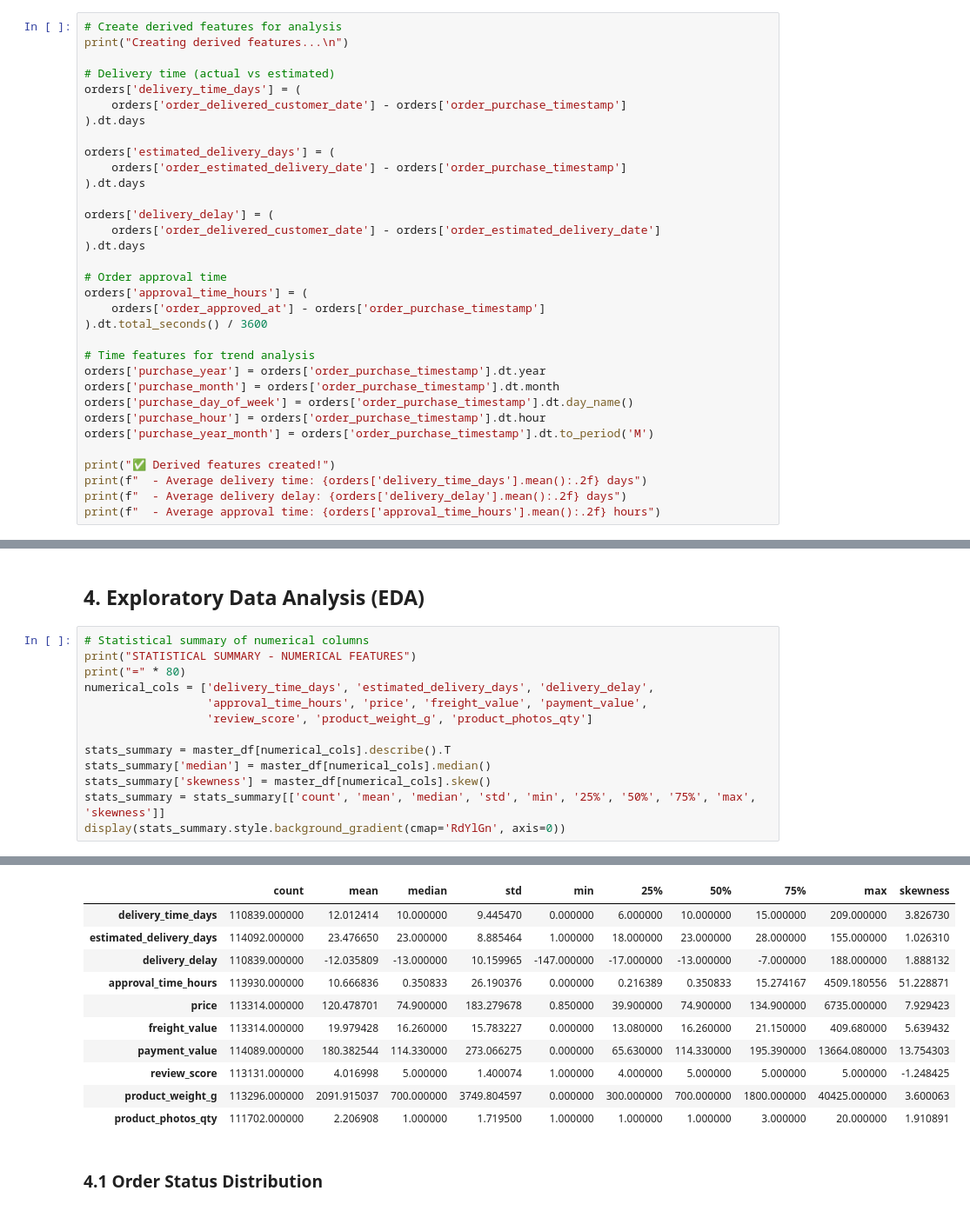
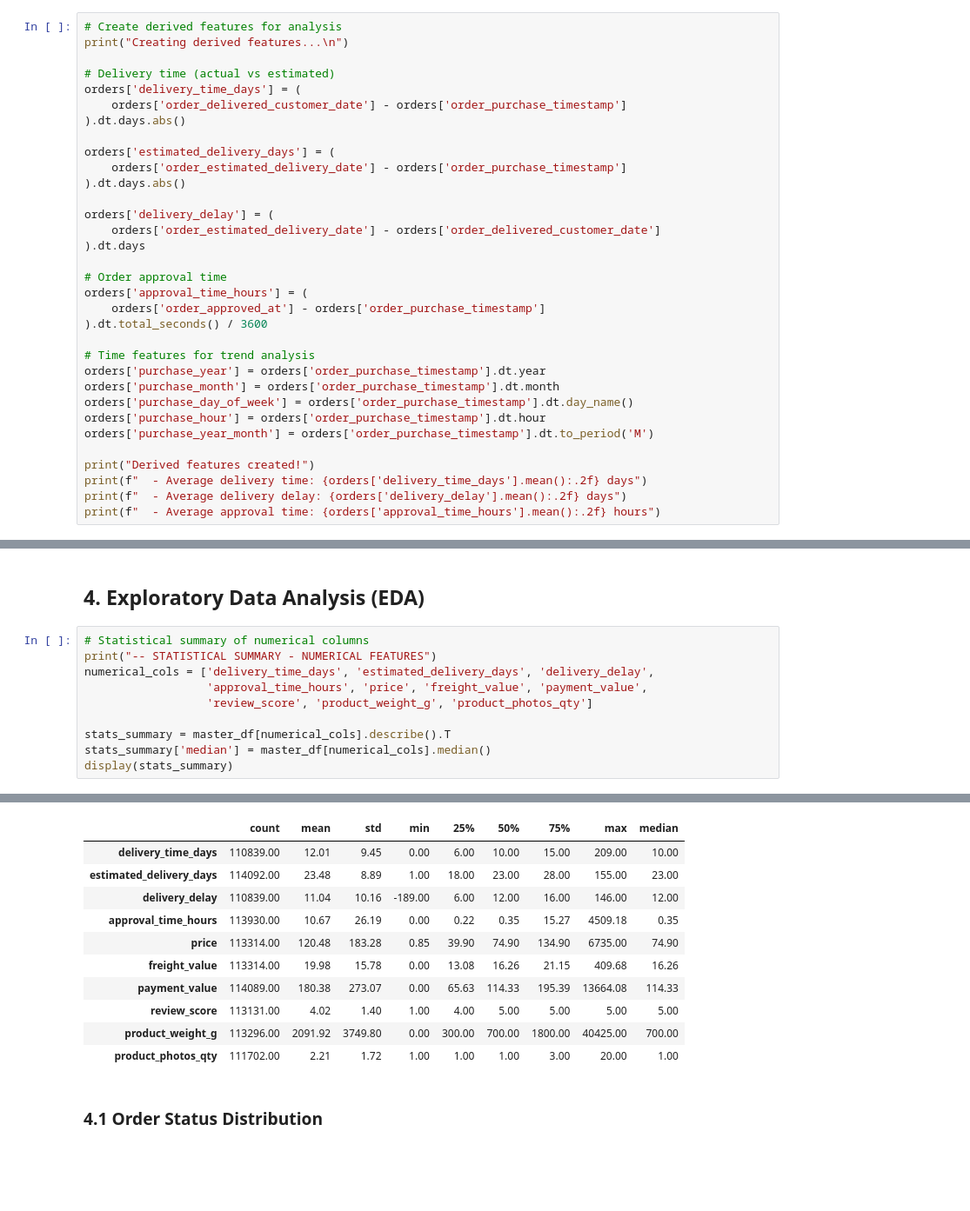
Before and after one commit to itsya-ssine/Data-Analysis, a Jupyter notebook: p.ipynb, the cells around one changed output, grey strips where cells are left out. Shown at 87% size. Cells and saved outputs as stored; diff of their text form; blank space fills up the shorter version.

```diff
--- a/p.ipynb
+++ b/p.ipynb
@@ -213,14 +205,14 @@ print("Creating derived features...\n")
 # Delivery time (actual vs estimated)
 orders['delivery_time_days'] = (
     orders['order_delivered_customer_date'] - orders['order_purchase_timestamp']
-).dt.days
+).dt.days.abs()
 
 orders['estimated_delivery_days'] = (
     orders['order_estimated_delivery_date'] - orders['order_purchase_timestamp']
-).dt.days
+).dt.days.abs()
 
 orders['delivery_delay'] = (
-    orders['order_delivered_customer_date'] - orders['order_estimated_delivery_date']
+    orders['order_estimated_delivery_date'] - orders['order_delivered_customer_date']
 ).dt.days
 
 # Order approval time
@@ -235,7 +227,7 @@ orders['purchase_day_of_week'] = orders['order_purchase_timestamp'].dt.day_name(
 orders['purchase_hour'] = orders['order_purchase_timestamp'].dt.hour
 orders['purchase_year_month'] = orders['order_purchase_timestamp'].dt.to_period('M')
 
-print("✅ Derived features created!")
+print("Derived features created!")
 print(f"  - Average delivery time: {orders['delivery_time_days'].mean():.2f} days")
 print(f"  - Average delivery delay: {orders['delivery_delay'].mean():.2f} days")
 print(f"  - Average approval time: {orders['approval_time_hours'].mean():.2f} hours")
@@ -270,15 +262,12 @@ Creating merged dataset...
 ## 4. Exploratory Data Analysis (EDA) <a class="anchor" id="4-eda"></a>
 # %%
 # Statistical summary of numerical columns
-print("STATISTICAL SUMMARY - NUMERICAL FEATURES")
-print("=" * 80)
+print("-- STATISTICAL SUMMARY - NUMERICAL FEATURES")
 numerical_cols = ['delivery_time_days', 'estimated_delivery_days', 'delivery_delay',
                   'approval_time_hours', 'price', 'freight_value', 'payment_value',
                   'review_score', 'product_weight_g', 'product_photos_qty']
 
 stats_summary = master_df[numerical_cols].describe().T
 stats_summary['median'] = master_df[numerical_cols].median()
-stats_summary['skewness'] = master_df[numerical_cols].skew()
-stats_summary = stats_summary[['count', 'mean', 'median', 'std', 'min', '25%', '50%', '75%', 'max', 'skewness']]
-display(stats_summary.style.background_gradient(cmap='RdYlGn', axis=0))
+display(stats_summary)
 # %% [output]
@@ -287,14 +275,14 @@ STATISTICAL SUMMARY - NUMERICAL FEATURES
-|  | count | mean | median | std | min | 25% | 50% | 75% | max | skewness |
-| delivery_time_days | 110839.000000 | 12.012414 | 10.000000 | 9.445470 | 0.000000 | 6.000000 | 10.000000 | 15.000000 | 209.000000 | 3.826730 |
-| estimated_delivery_days | 114092.000000 | 23.476650 | 23.000000 | 8.885464 | 1.000000 | 18.000000 | 23.000000 | 28.000000 | 155.000000 | 1.026310 |
-| delivery_delay | 110839.000000 | -12.035809 | -13.000000 | 10.159965 | -147.000000 | -17.000000 | -13.000000 | -7.000000 | 188.000000 | 1.888132 |
-| approval_time_hours | 113930.000000 | 10.666836 | 0.350833 | 26.190376 | 0.000000 | 0.216389 | 0.350833 | 15.274167 | 4509.180556 | 51.228871 |
-| price | 113314.000000 | 120.478701 | 74.900000 | 183.279678 | 0.850000 | 39.900000 | 74.900000 | 134.900000 | 6735.000000 | 7.929423 |
-| freight_value | 113314.000000 | 19.979428 | 16.260000 | 15.783227 | 0.000000 | 13.080000 | 16.260000 | 21.150000 | 409.680000 | 5.639432 |
-| payment_value | 114089.000000 | 180.382544 | 114.330000 | 273.066275 | 0.000000 | 65.630000 | 114.330000 | 195.390000 | 13664.080000 | 13.754303 |
-| review_score | 113131.000000 | 4.016998 | 5.000000 | 1.400074 | 1.000000 | 4.000000 | 5.000000 | 5.000000 | 5.000000 | -1.248425 |
-| product_weight_g | 113296.000000 | 2091.915037 | 700.000000 | 3749.804597 | 0.000000 | 300.000000 | 700.000000 | 1800.000000 | 40425.000000 | 3.600063 |
-| product_photos_qty | 111702.000000 | 2.206908 | 1.000000 | 1.719500 | 1.000000 | 1.000000 | 1.000000 | 3.000000 | 20.000000 | 1.910891 |
+|  | count | mean | std | min | 25% | 50% | 75% | max | median |
+| delivery_time_days | 110839.00 | 12.01 | 9.45 | 0.00 | 6.00 | 10.00 | 15.00 | 209.00 | 10.00 |
+| estimated_delivery_days | 114092.00 | 23.48 | 8.89 | 1.00 | 18.00 | 23.00 | 28.00 | 155.00 | 23.00 |
+| delivery_delay | 110839.00 | 11.04 | 10.16 | -189.00 | 6.00 | 12.00 | 16.00 | 146.00 | 12.00 |
+| approval_time_hours | 113930.00 | 10.67 | 26.19 | 0.00 | 0.22 | 0.35 | 15.27 | 4509.18 | 0.35 |
+| price | 113314.00 | 120.48 | 183.28 | 0.85 | 39.90 | 74.90 | 134.90 | 6735.00 | 74.90 |
+| freight_value | 113314.00 | 19.98 | 15.78 | 0.00 | 13.08 | 16.26 | 21.15 | 409.68 | 16.26 |
+| payment_value | 114089.00 | 180.38 | 273.07 | 0.00 | 65.63 | 114.33 | 195.39 | 13664.08 | 114.33 |
+| review_score | 113131.00 | 4.02 | 1.40 | 1.00 | 4.00 | 5.00 | 5.00 | 5.00 | 5.00 |
+| product_weight_g | 113296.00 | 2091.92 | 3749.80 | 0.00 | 300.00 | 700.00 | 1800.00 | 40425.00 | 700.00 |
+| product_photos_qty | 111702.00 | 2.21 | 1.72 | 1.00 | 1.00 | 1.00 | 3.00 | 20.00 | 1.00 |
 # %% [markdown]
 ### 4.1 Order Status Distribution
 # %%
```
Also changed, not shown: parts of 29 cells of this notebook, 1 other file.
